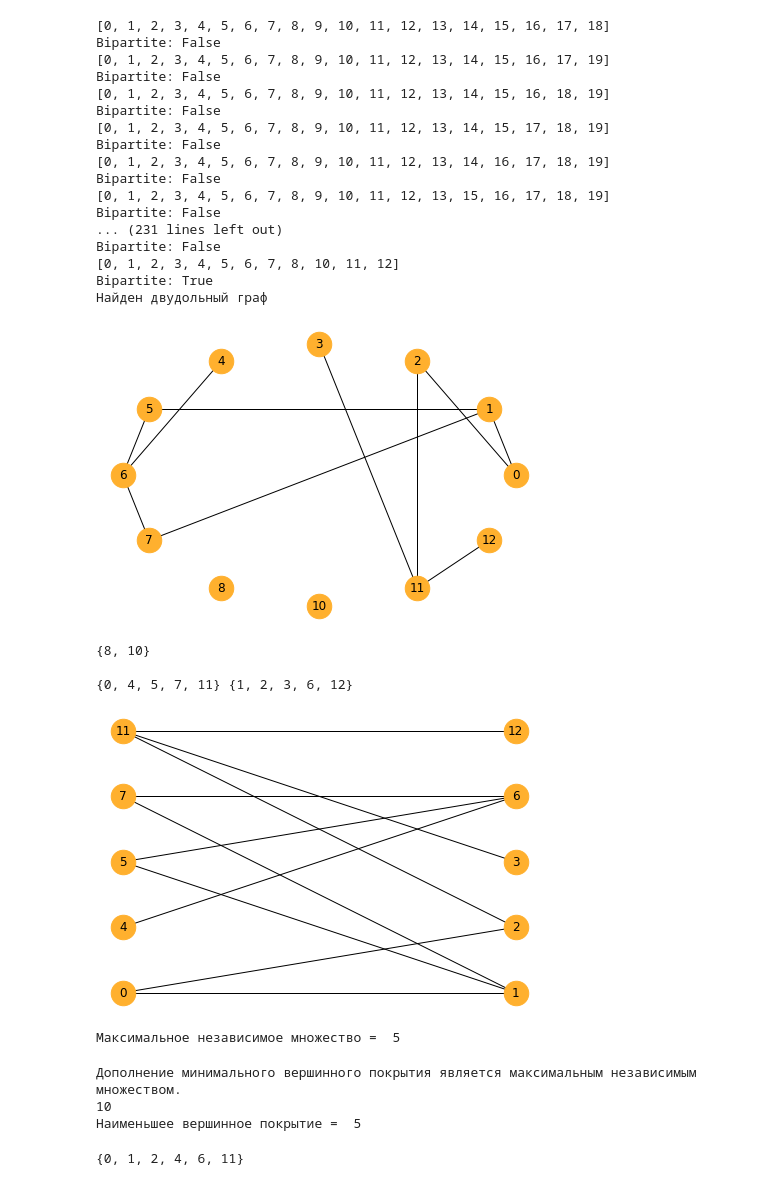
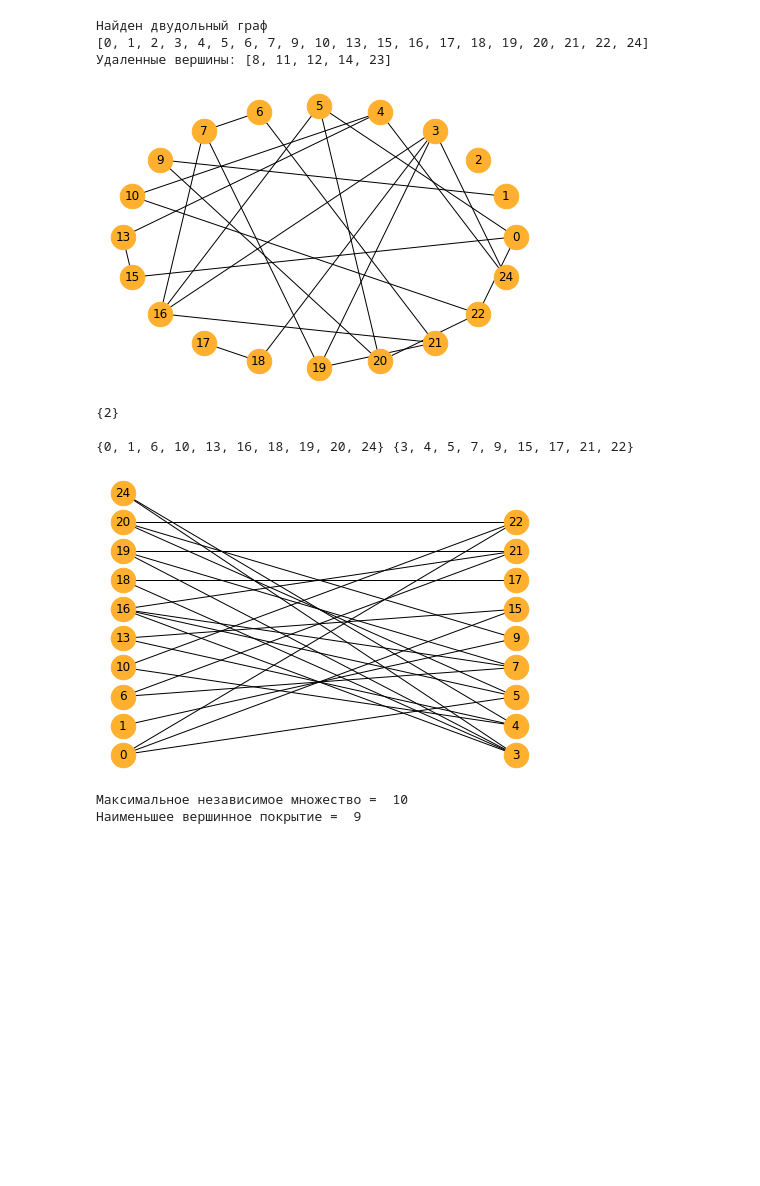
Before and after one commit to OlyaKotova/Graphs, a Jupyter notebook: diplom.ipynb, the cells around one changed output. Saved outputs shown, nothing was run; the diff lists cells and outputs as text; code cells hidden in the pictures; blank space fills up the shorter version.

```diff
--- a/diplom.ipynb
+++ b/diplom.ipynb
@@ -138,9 +99,9 @@ def min_weighted_vertex_cover(G, weight=None):
 # %%
 # Строим рандомный граф
 # n - количество вершин
-n = 20
+n = 25
 
-graph = random_graph(n, 0.1)
+graph = random_graph(n, 0.07)
 nx.draw(graph,
          node_color='#ffb02e',
          node_size=600,
@@ -157,38 +118,29 @@ nx.draw_circular(graph,
 # %%
 sub = graph
+k = n-1
 
-while not nx.is_bipartite(sub):
-    for c in comb(n, n-1):
+while not nx.is_bipartite(sub) and k > 0:
+    for c in comb(n, k):
         sub = graph.subgraph(c)
-        print(list(sub))
-        print("Bipartite:", nx.is_bipartite(sub))
+        # print(list(sub))
+        # print("Bipartite:", nx.is_bipartite(sub))
         if nx.is_bipartite(sub):
             print("Найден двудольный граф")
+            print(list(sub))
+            # print("Bipartite:", nx.is_bipartite(sub))
+            dv = list(set(graph) - set(sub))
+            print("Удаленные вершины:", dv)
             nx.draw_circular(sub,
                 node_color="#ffb02e",
                 node_size=600,
                 with_labels=True)
             break
-    n -= 1
+    k -= 1
 # %% [output]
-[0, 1, 2, 3, 4, 5, 6, 7, 8, 9, 10, 11, 12, 13, 14, 15, 16, 17, 18]
-Bipartite: False
-[0, 1, 2, 3, 4, 5, 6, 7, 8, 9, 10, 11, 12, 13, 14, 15, 16, 17, 19]
-Bipartite: False
-[0, 1, 2, 3, 4, 5, 6, 7, 8, 9, 10, 11, 12, 13, 14, 15, 16, 18, 19]
-Bipartite: False
-[0, 1, 2, 3, 4, 5, 6, 7, 8, 9, 10, 11, 12, 13, 14, 15, 17, 18, 19]
-Bipartite: False
-[0, 1, 2, 3, 4, 5, 6, 7, 8, 9, 10, 11, 12, 13, 14, 16, 17, 18, 19]
-Bipartite: False
-[0, 1, 2, 3, 4, 5, 6, 7, 8, 9, 10, 11, 12, 13, 15, 16, 17, 18, 19]
-Bipartite: False
-... (231 lines left out)
-Bipartite: False
-[0, 1, 2, 3, 4, 5, 6, 7, 8, 10, 11, 12]
-Bipartite: True
 Найден двудольный граф
+[0, 1, 2, 3, 4, 5, 6, 7, 9, 10, 13, 15, 16, 17, 18, 19, 20, 21, 22, 24]
+Удаленные вершины: [8, 11, 12, 14, 23]
-[figure, old version]
+[figure, new version]
 # %%
 isolated_nodes = set(sub.nodes())
 for (u, v) in sub.edges():
@@ -220,28 +172,19 @@ nx.draw(unfrozen_graph,
         node_size=600,
         with_labels=True)
 # %% [output]
-{8, 10}
+{2}
 
-{0, 4, 5, 7, 11} {1, 2, 3, 6, 12}
+{0, 1, 6, 10, 13, 16, 18, 19, 20, 24} {3, 4, 5, 7, 9, 15, 17, 21, 22}
-[figure, old version]
+[figure, new version]
-# %%
-if len(X) > len(Y):
-    print("Максимальное независимое множество = ", len(X))
-    maxn = len(X)
-else:
-    print("Максимальное независимое множество = ", len(Y))
-    maxn = len(Y)
-# %% [output]
-Максимальное независимое множество =  5
-# %%
-print("Дополнение минимального вершинного покрытия является максимальным независимым множеством.")
-minv = len(unfrozen_graph) - maxn
-print("Наименьшее вершинное покрытие = ", minv)
-# %% [output]
-Дополнение минимального вершинного покрытия является максимальным независимым множеством.
-10
-Наименьшее вершинное покрытие =  5
-# %%
-print(min_weighted_vertex_cover(sub, weight=None))
-# %% [output]
-{0, 1, 2, 4, 6, 11}
+# %%
+if len(X) > len(Y):
+    maxn = len(X)
+else:
+    maxn = len(Y)
+
+minv = len(unfrozen_graph) - maxn
+print("Максимальное независимое множество = ", maxn)
+print("Наименьшее вершинное покрытие = ", minv)
+# %% [output]
+Максимальное независимое множество =  10
+Наименьшее вершинное покрытие =  9
```
Also changed, not shown: parts of 6 cells of this notebook, 1 other file.
